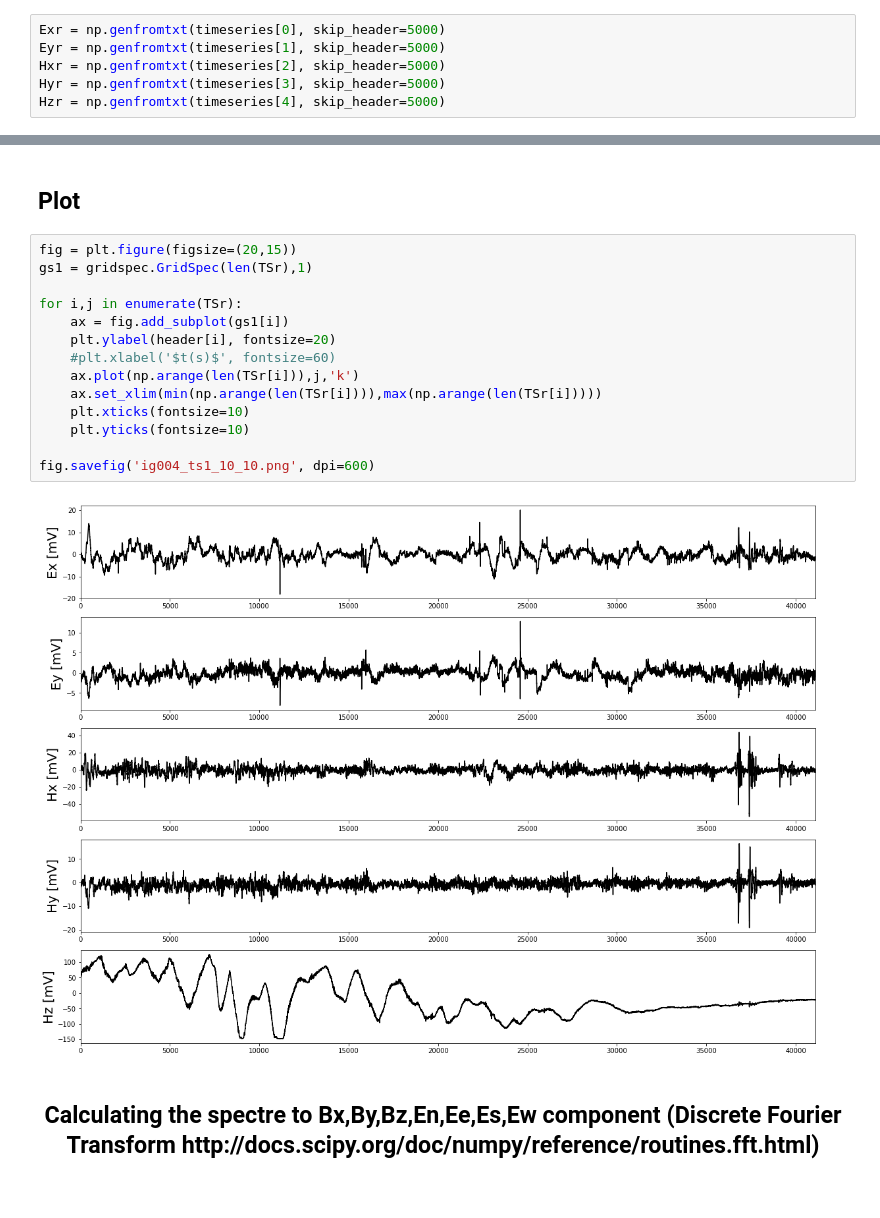
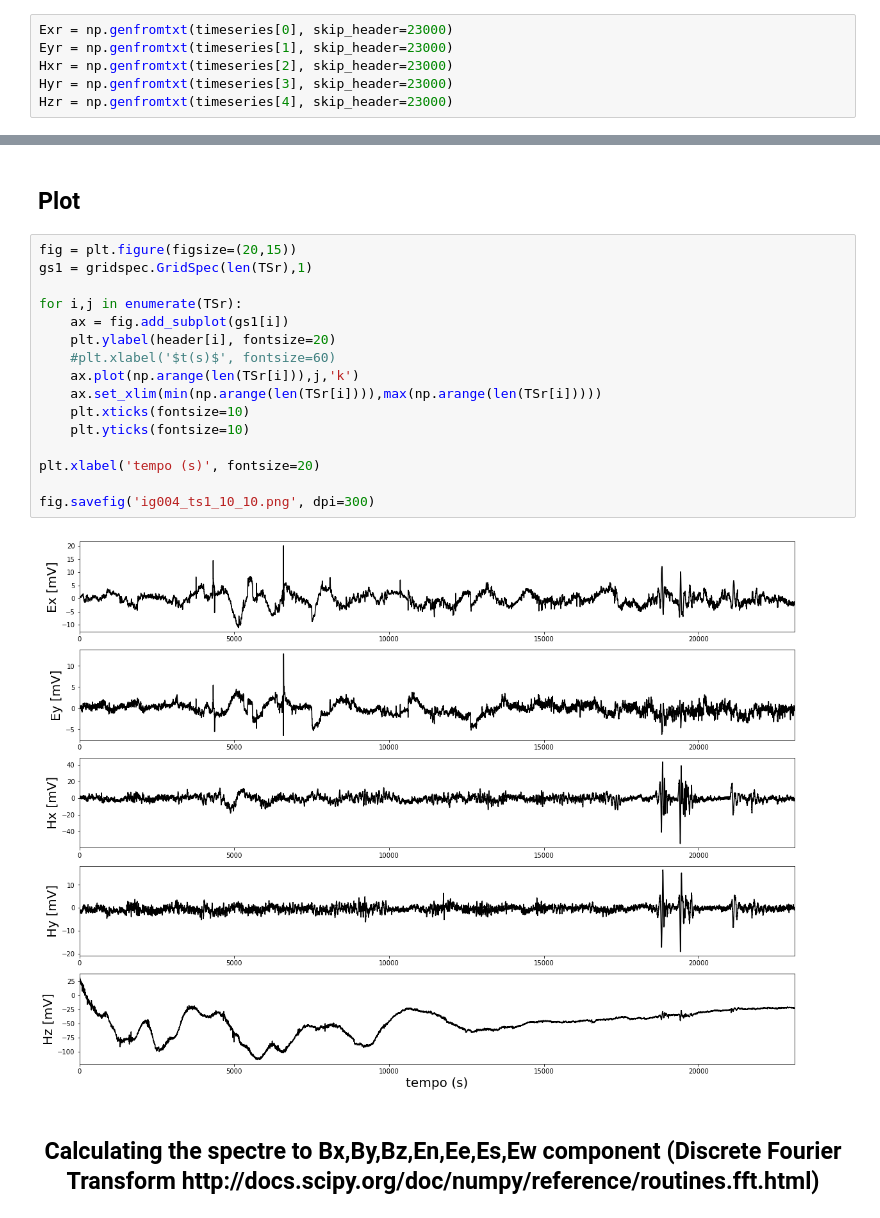
Before and after one commit to arturbenevides/MSc_Geophysics, a Jupyter notebook: Notebooks/séries temporais/timeseries.ipynb, the cells around one changed output, grey strips where cells are left out. Drawn from its saved outputs; the diff is of its cells as text.

Commit message:
melhorias na séries temporais
Correção para o eixo horizontal

```diff
--- a/Notebooks/séries temporais/timeseries.ipynb
+++ b/Notebooks/séries temporais/timeseries.ipynb
@@ -35,11 +35,11 @@ timeseries
  '04I0012_Hy-1ts1.txt',
  '04I0012_Hz-1ts1.txt']
 # %%
-Exr = np.genfromtxt(timeseries[0], skip_header=5000)
-Eyr = np.genfromtxt(timeseries[1], skip_header=5000)
-Hxr = np.genfromtxt(timeseries[2], skip_header=5000)
-Hyr = np.genfromtxt(timeseries[3], skip_header=5000)
-Hzr = np.genfromtxt(timeseries[4], skip_header=5000)
+Exr = np.genfromtxt(timeseries[0], skip_header=23000)
+Eyr = np.genfromtxt(timeseries[1], skip_header=23000)
+Hxr = np.genfromtxt(timeseries[2], skip_header=23000)
+Hyr = np.genfromtxt(timeseries[3], skip_header=23000)
+Hzr = np.genfromtxt(timeseries[4], skip_header=23000)
 # %%
 header=('Ex [mV]','Ey [mV]', 'Hx [mV]', 'Hy [mV]', 'Hz [mV]')
 # %%
@@ -49,19 +49,21 @@ TSr = [Exr,Eyr,Hxr,Hyr,Hzr]
 # %%
 fig = plt.figure(figsize=(20,15))
 gs1 = gridspec.GridSpec(len(TSr),1)
 
 for i,j in enumerate(TSr):
     ax = fig.add_subplot(gs1[i])
     plt.ylabel(header[i], fontsize=20)
     #plt.xlabel('$t(s)$', fontsize=60)
     ax.plot(np.arange(len(TSr[i])),j,'k')
     ax.set_xlim(min(np.arange(len(TSr[i]))),max(np.arange(len(TSr[i]))))
     plt.xticks(fontsize=10)
     plt.yticks(fontsize=10)
 
-fig.savefig('ig004_ts1_10_10.png', dpi=600)
+plt.xlabel('tempo (s)', fontsize=20)
+
+fig.savefig('ig004_ts1_10_10.png', dpi=300)
 # %% [output]
-[figure, old version]
+[figure, new version]
 # %% [markdown]
 <h2 align='center'> Calculating the spectre to Bx,By,Bz,En,Ee,Es,Ew component  (Discrete Fourier Transform http://docs.scipy.org/doc/numpy/reference/routines.fft.html)</h2>
 # %% [markdown]
```
Also changed, not shown: 2 other files.
